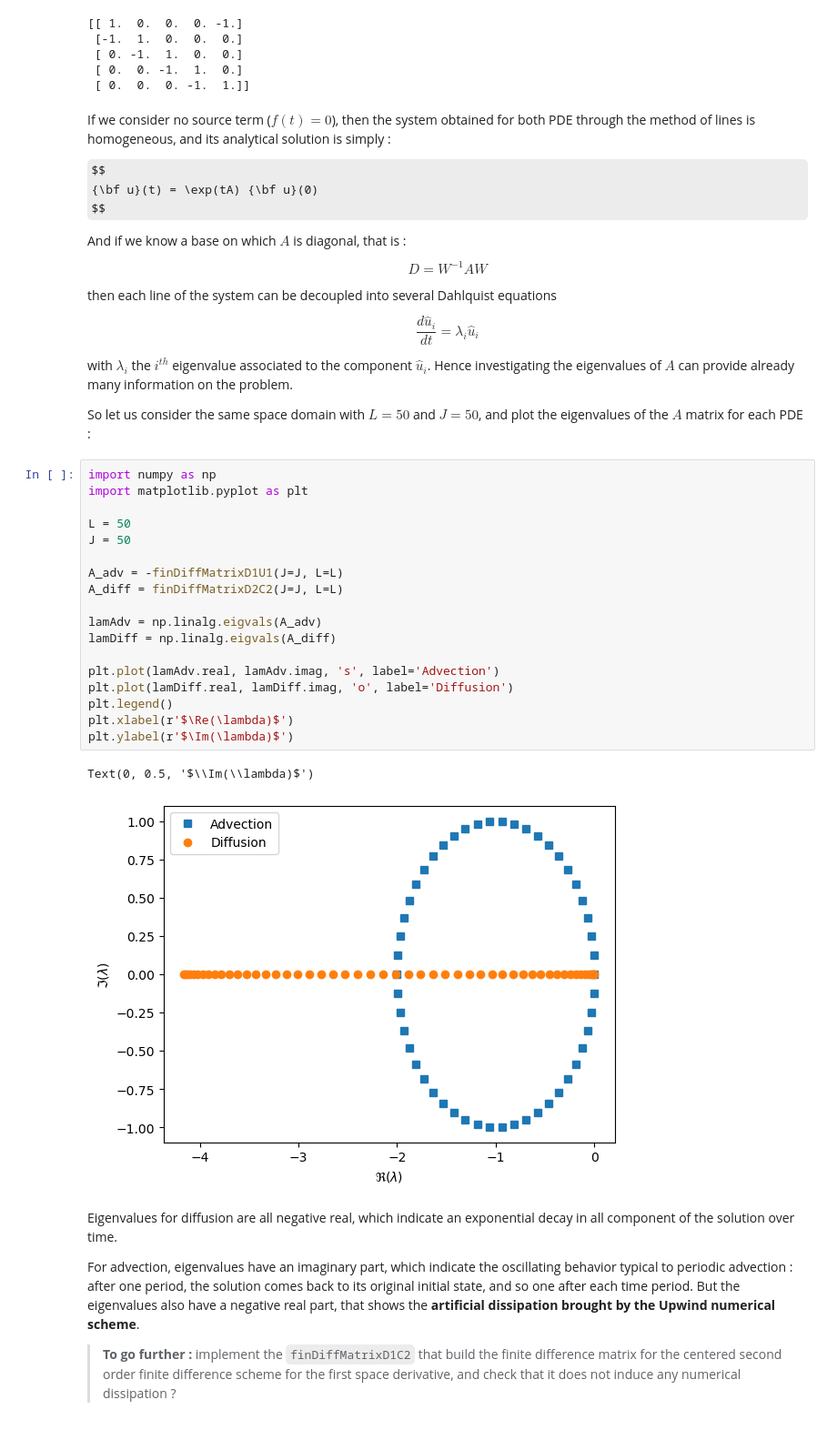
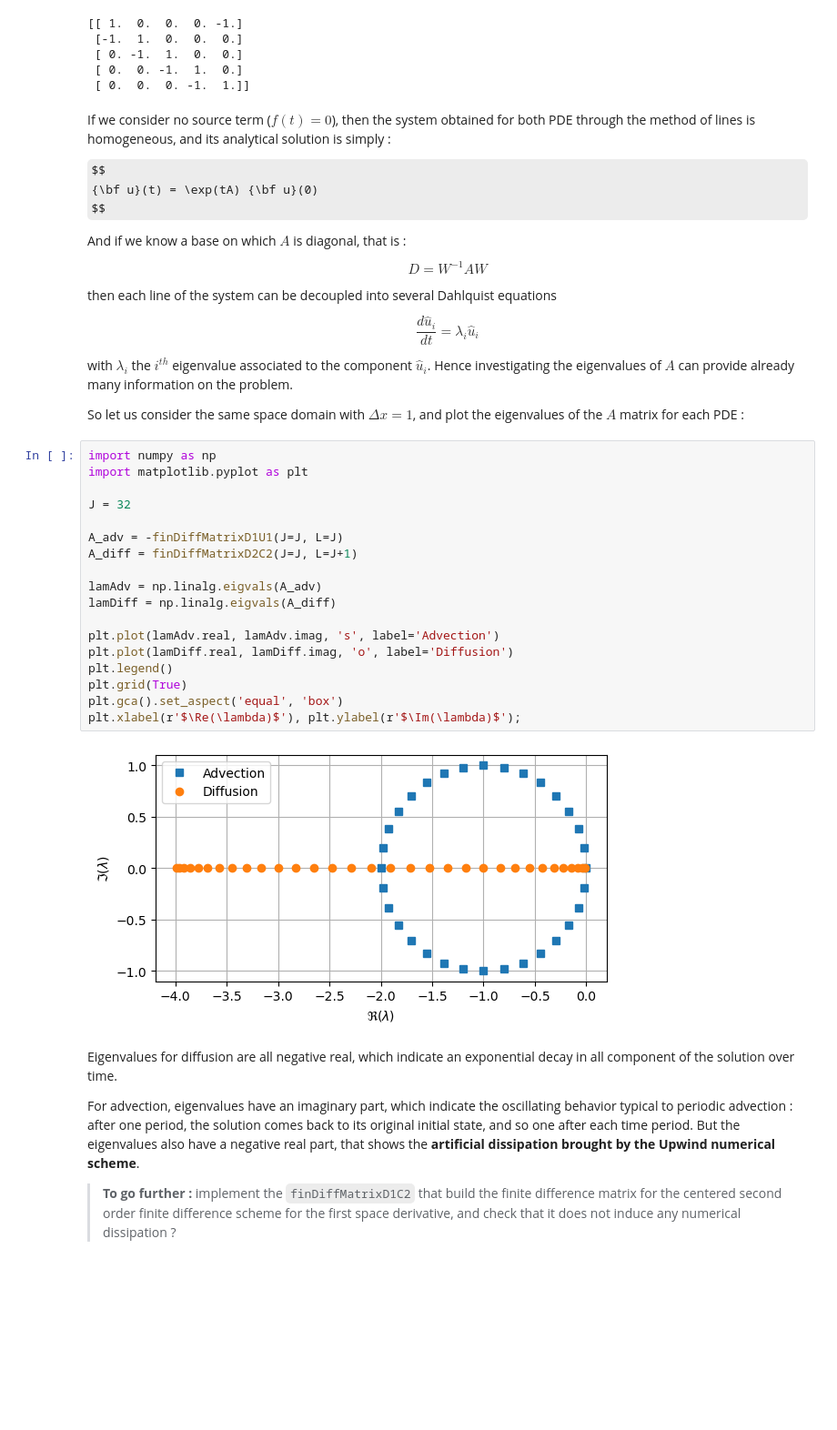
Before and after one commit to tlunet/pint-workshops, a Jupyter notebook: 2023-06_IPH-Workshop/s2/notebook.ipynb, the cells around one changed output. Shown at 91% size. Drawn from its saved outputs; the diff is of its cells as text; some formulas as TeX source; blank space fills up the shorter version.

```diff
--- a/2023-06_IPH-Workshop/s2/notebook.ipynb
+++ b/2023-06_IPH-Workshop/s2/notebook.ipynb
@@ -95,28 +95,27 @@ $$
 
 with $\lambda_i$ the $i^{th}$ eigenvalue associated to the component $\hat{u}_i$. Hence investigating the eigenvalues of $A$ can provide already many information on the problem.
 
-So let us consider the same space domain with $L=50$ and $J=50$, and plot the eigenvalues of the $A$ matrix for each PDE :
+So let us consider the same space domain with $\Delta{x}=1$, and plot the eigenvalues of the $A$ matrix for each PDE :
 # %%
 import numpy as np
 import matplotlib.pyplot as plt
 
-L = 50
-J = 50
+J = 32
 
-A_adv = -finDiffMatrixD1U1(J=J, L=L)
-A_diff = finDiffMatrixD2C2(J=J, L=L)
+A_adv = -finDiffMatrixD1U1(J=J, L=J)
+A_diff = finDiffMatrixD2C2(J=J, L=J+1)
 
 lamAdv = np.linalg.eigvals(A_adv)
 lamDiff = np.linalg.eigvals(A_diff)
 
 plt.plot(lamAdv.real, lamAdv.imag, 's', label='Advection')
 plt.plot(lamDiff.real, lamDiff.imag, 'o', label='Diffusion')
 plt.legend()
-plt.xlabel(r'$\Re(\lambda)$')
-plt.ylabel(r'$\Im(\lambda)$')
+plt.grid(True)
+plt.gca().set_aspect('equal', 'box')
+plt.xlabel(r'$\Re(\lambda)$'), plt.ylabel(r'$\Im(\lambda)$');
 # %% [output]
-Text(0, 0.5, '$\\Im(\\lambda)$')
-[figure, old version]
+[figure, new version]
 # %% [markdown]
 Eigenvalues for diffusion are all negative real, which indicate an exponential decay in all component of the solution over time.
 
```
Also changed, not shown: parts of 14 cells of this notebook, 1 other file.
